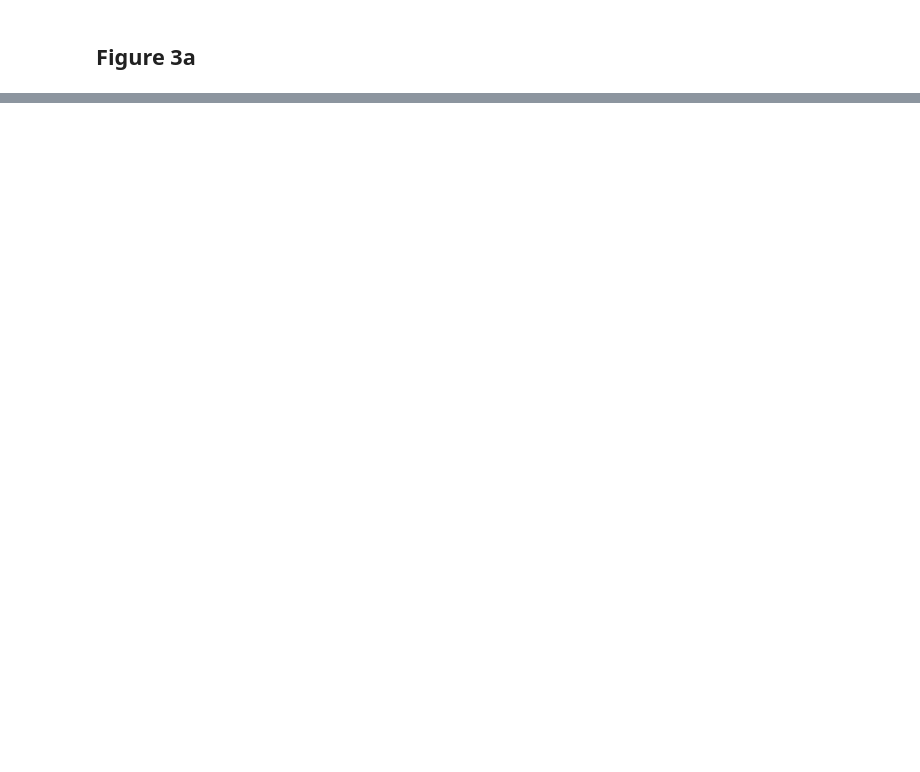
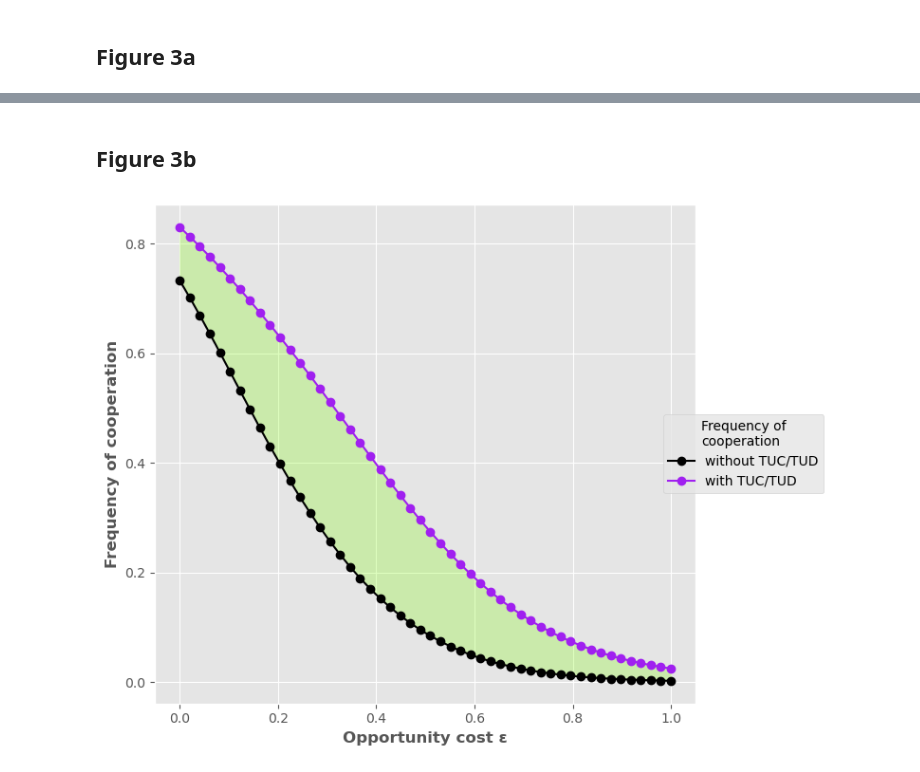
Before and after one commit to mwallemacq/CGT-project-trust-based-strategies, a Jupyter notebook: core_implementation.ipynb, the cells around one changed output, grey strips where cells are left out. Cells and saved outputs as stored; diff of their text form; code cells hidden in the pictures; blank space fills up the shorter version.

Commit message:
Add: Figure 3b

```diff
--- a/core_implementation.ipynb
+++ b/core_implementation.ipynb
@@ -156,0 +157,2 @@ plt.show()
+# %% [markdown]
+## Figure 3b
@@ -156,0 +181,75 @@ plt.show()
+# %%
+for eps in epsilon_values:
+
+    # Without Trust Based Strategies
+    payoff_matrix_without_trust = initialize_payoff_matrix(
+        R=R, S=S, T=T, P=P,
+        theta=THETA,
+        check_co_player_probability=CHECK_PROBABILITY,
+        epsilon=eps,
+        r=NUM_ROUNDS,
+        with_trust_based_strategies=False
+
+    )
+
+    stationary_without_trust = get_stationary_distribution(payoff_matrix_without_trust)
+    cooperation_without_trust.append(cooperation_frequency(stationary_without_trust, without_cooperation_strategies, THETA, NUM_ROUNDS))
+
+
+    # With Trust Based Strategies
+    payoff_matrix_with_trust = initialize_payoff_matrix(
+        R=R, S=S, T=T, P=P,
+        theta=THETA,
+        check_co_player_probability=CHECK_PROBABILITY,
+        epsilon=eps,
+        r=NUM_ROUNDS,
+        with_trust_based_strategies=True
+
+    )
+
+    stationary_with_trust = get_stationary_distribution(payoff_matrix_with_trust)
+    cooperation_with_trust.append(cooperation_frequency(stationary_with_trust, STRATEGIES, THETA, NUM_ROUNDS))
+
+cooperation_without_trust = np.array(cooperation_without_trust)
+cooperation_with_trust = np.array(cooperation_with_trust)
+
+diff = cooperation_with_trust - cooperation_without_trust
+
+
+
+plt.style.use("ggplot")
+fig, ax = plt.subplots(figsize=(8, 6))
+
+ax.plot(
+    epsilon_values, cooperation_without_trust,
+    color="black", marker="o",
+    label="without TUC/TUD"
+)
+
+ax.plot(
+    epsilon_values, cooperation_with_trust,
+    color="#a020f0", marker="o",
+    label="with TUC/TUD"
+)
+
+ax.fill_between(  #(source: https://matplotlib.org/stable/api/_as_gen/matplotlib.pyplot.fill_between.html)
+    epsilon_values,
+    cooperation_without_trust,
+    cooperation_with_trust,
+    where=None,
+    color="#7cfc00",
+    alpha=0.25,
+    interpolate=False
+)
+
+ax.set_xlabel("Opportunity cost ε", fontweight="bold")
+ax.set_ylabel("Frequency of cooperation", fontweight="bold")
+
+
+legend = ax.legend(title="""Frequency of\ncooperation""",
+                   loc='center right',
+                   bbox_to_anchor=(1.25, 0.5))
+plt.tight_layout()
+plt.show()
+# %% [output]
+[figure, added]
```
Also changed, not shown: parts of 2 cells of this notebook.
